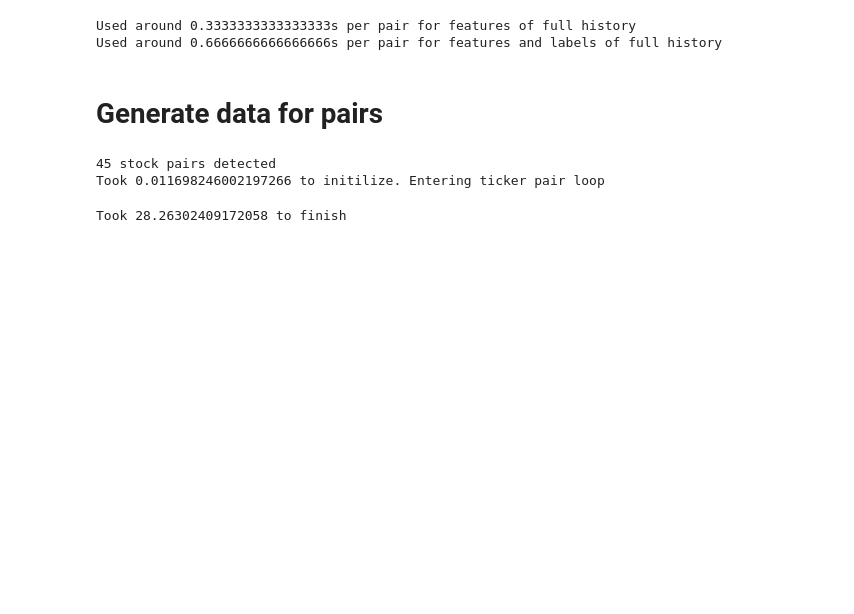
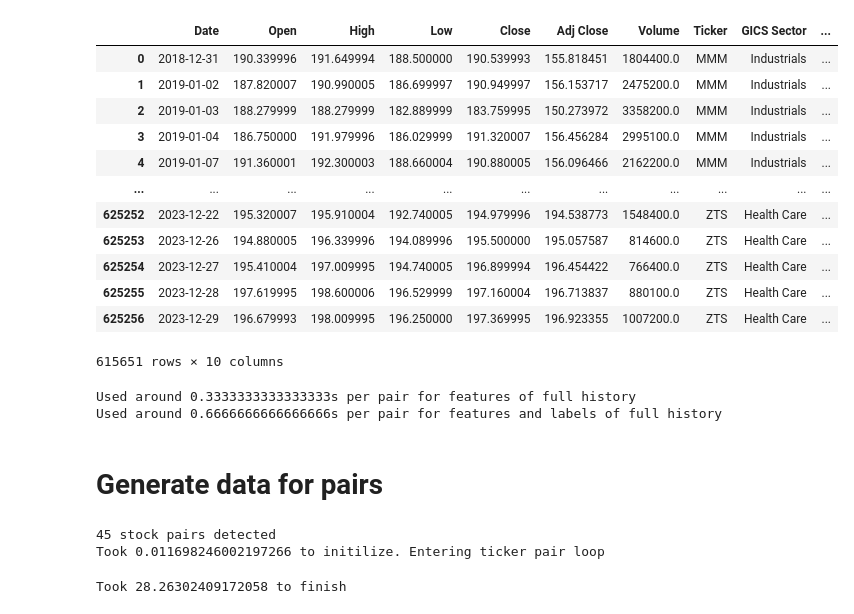
Before and after one commit to nishikaa/pair_trading, a Jupyter notebook: pair-trading-foundations/notebooks/Training Data Generation.ipynb, the cells around one changed output. Cells and saved outputs as stored; diff of their text form; code cells hidden in the pictures; blank space fills up the shorter version.

```diff
--- a/pair-trading-foundations/notebooks/Training Data Generation.ipynb
+++ b/pair-trading-foundations/notebooks/Training Data Generation.ipynb
@@ -13,6 +13,22 @@ import pickle
 import plotly.express as px
 # %%
 data = pd.read_csv('Data/sp500_full_20181231_to_20231229.csv')
+# %%
+data
+# %% [output]
+|  | Date | Open | High | Low | Close | Adj Close | Volume | Ticker | GICS Sector | ... |
+| 0 | 2018-12-31 | 190.339996 | 191.649994 | 188.500000 | 190.539993 | 155.818451 | 1804400.0 | MMM | Industrials | ... |
+| 1 | 2019-01-02 | 187.820007 | 190.990005 | 186.699997 | 190.949997 | 156.153717 | 2475200.0 | MMM | Industrials | ... |
+| 2 | 2019-01-03 | 188.279999 | 188.279999 | 182.889999 | 183.759995 | 150.273972 | 3358200.0 | MMM | Industrials | ... |
+| 3 | 2019-01-04 | 186.750000 | 191.979996 | 186.029999 | 191.320007 | 156.456284 | 2995100.0 | MMM | Industrials | ... |
+| 4 | 2019-01-07 | 191.360001 | 192.300003 | 188.660004 | 190.880005 | 156.096466 | 2162200.0 | MMM | Industrials | ... |
+| ... | ... | ... | ... | ... | ... | ... | ... | ... | ... | ... |
+| 625252 | 2023-12-22 | 195.320007 | 195.910004 | 192.740005 | 194.979996 | 194.538773 | 1548400.0 | ZTS | Health Care | ... |
+| 625253 | 2023-12-26 | 194.880005 | 196.339996 | 194.089996 | 195.500000 | 195.057587 | 814600.0 | ZTS | Health Care | ... |
+| 625254 | 2023-12-27 | 195.410004 | 197.009995 | 194.740005 | 196.899994 | 196.454422 | 766400.0 | ZTS | Health Care | ... |
+| 625255 | 2023-12-28 | 197.619995 | 198.600006 | 196.529999 | 197.160004 | 196.713837 | 880100.0 | ZTS | Health Care | ... |
+| 625256 | 2023-12-29 | 196.679993 | 198.009995 | 196.250000 | 197.369995 | 196.923355 | 1007200.0 | ZTS | Health Care | ... |
+615651 rows × 10 columns
 # %%
 value_count_tb = data[['Ticker']].groupby('Ticker').size().reset_index()
 value_count_tb.columns = ['Ticker', 'Count']
```
Also changed, not shown: 3 other files.
